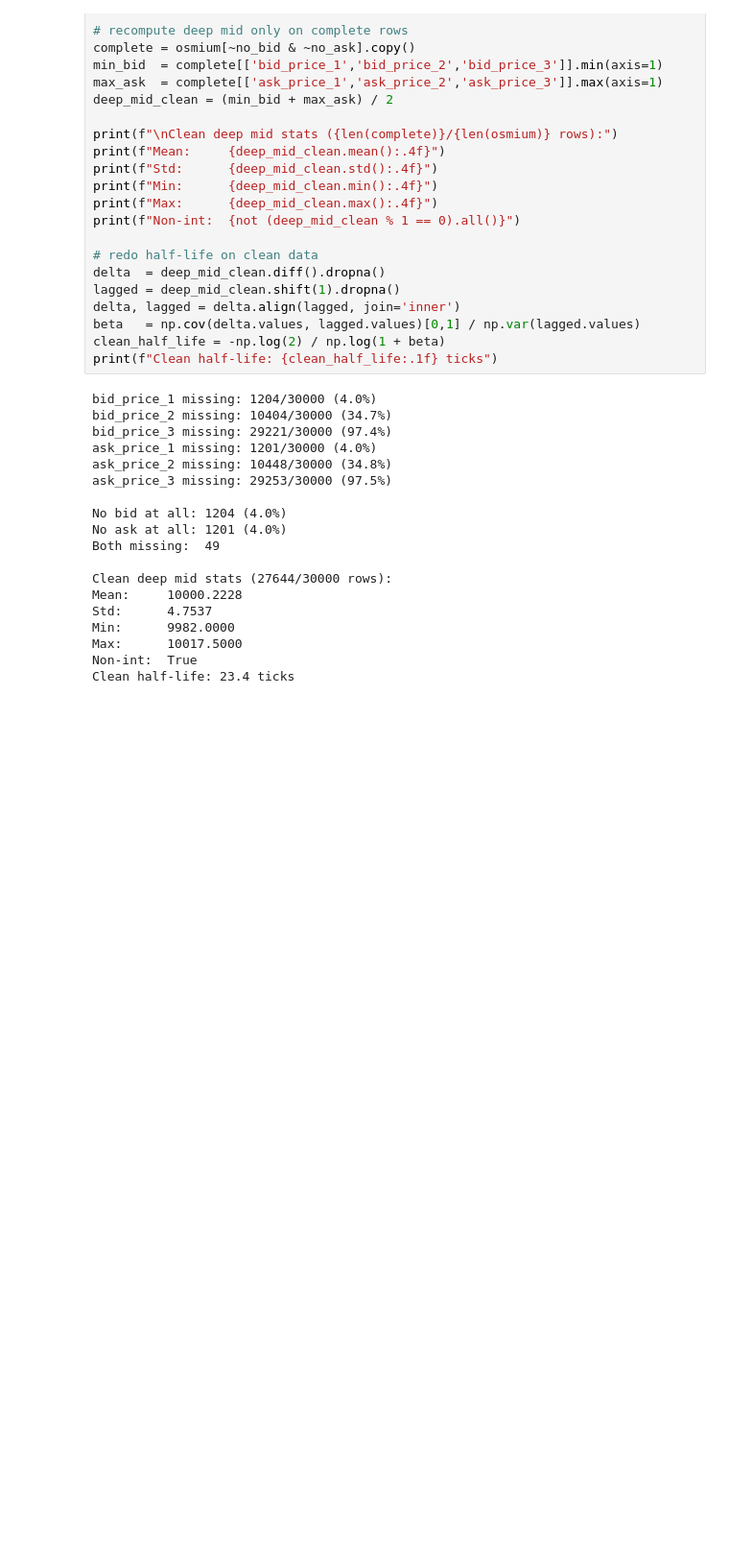
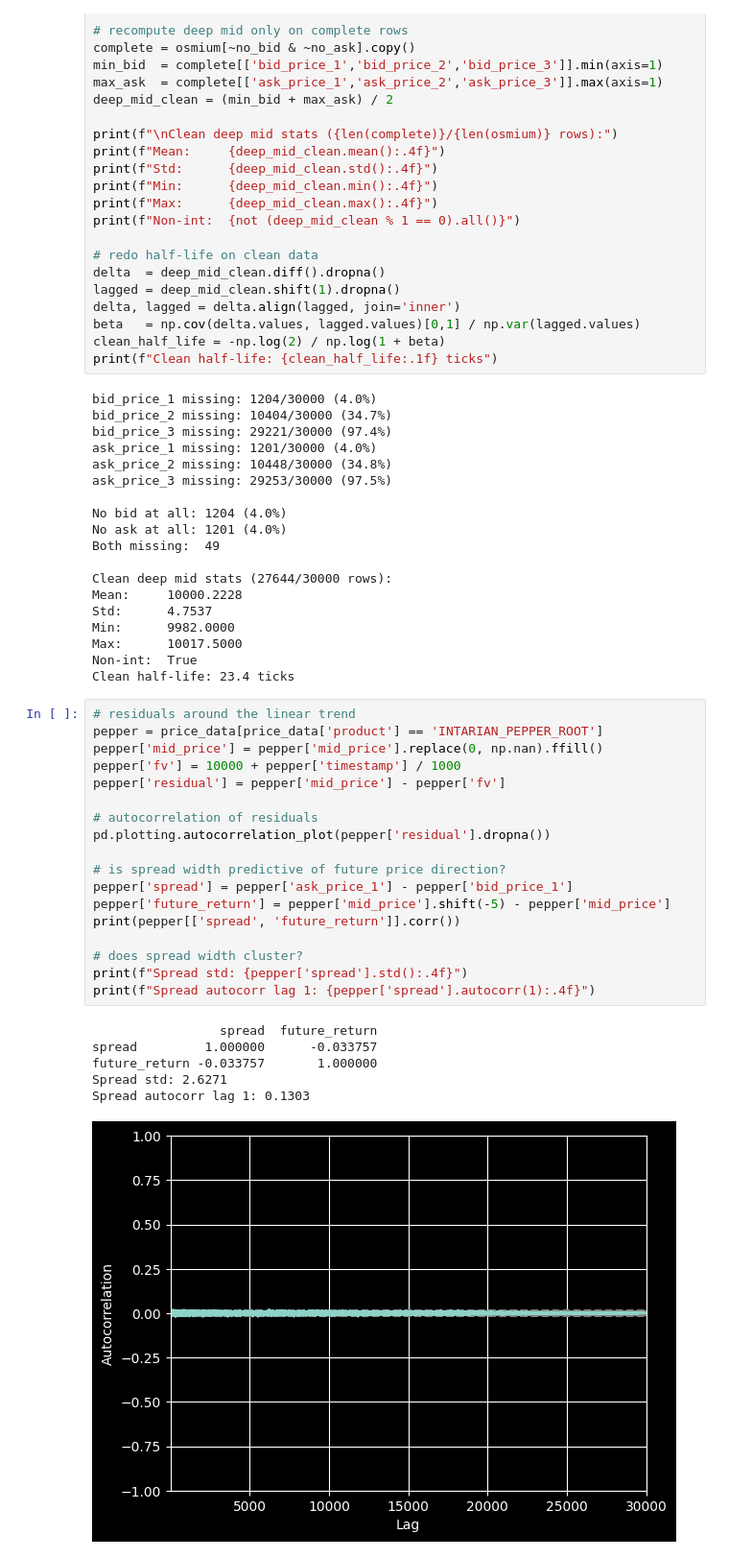
Before and after one commit to ian6234/prosperity-4, a Jupyter notebook: analysis_notebooks/round-1-analysis.ipynb, the cells around one changed output. Shown at 96% size. Saved outputs shown, nothing was run; the diff lists cells and outputs as text; blank space fills up the shorter version.

```diff
--- a/analysis_notebooks/round-1-analysis.ipynb
+++ b/analysis_notebooks/round-1-analysis.ipynb
@@ -154,3 +171,28 @@ Min:      9982.0000
 Max:      10017.5000
 Non-int:  True
 Clean half-life: 23.4 ticks
+# %%
+# residuals around the linear trend
+pepper = price_data[price_data['product'] == 'INTARIAN_PEPPER_ROOT']
+pepper['mid_price'] = pepper['mid_price'].replace(0, np.nan).ffill()
+pepper['fv'] = 10000 + pepper['timestamp'] / 1000
+pepper['residual'] = pepper['mid_price'] - pepper['fv']
+
+# autocorrelation of residuals
+pd.plotting.autocorrelation_plot(pepper['residual'].dropna())
+
+# is spread width predictive of future price direction?
+pepper['spread'] = pepper['ask_price_1'] - pepper['bid_price_1']
+pepper['future_return'] = pepper['mid_price'].shift(-5) - pepper['mid_price']
+print(pepper[['spread', 'future_return']].corr())
+
+# does spread width cluster?
+print(f"Spread std: {pepper['spread'].std():.4f}")
+print(f"Spread autocorr lag 1: {pepper['spread'].autocorr(1):.4f}")
+# %% [output]
+                 spread  future_return
+spread         1.000000      -0.033757
+future_return -0.033757       1.000000
+Spread std: 2.6271
+Spread autocorr lag 1: 0.1303
+[figure, added]
```
Also changed, not shown: parts of 3 cells of this notebook, 4 other files.
